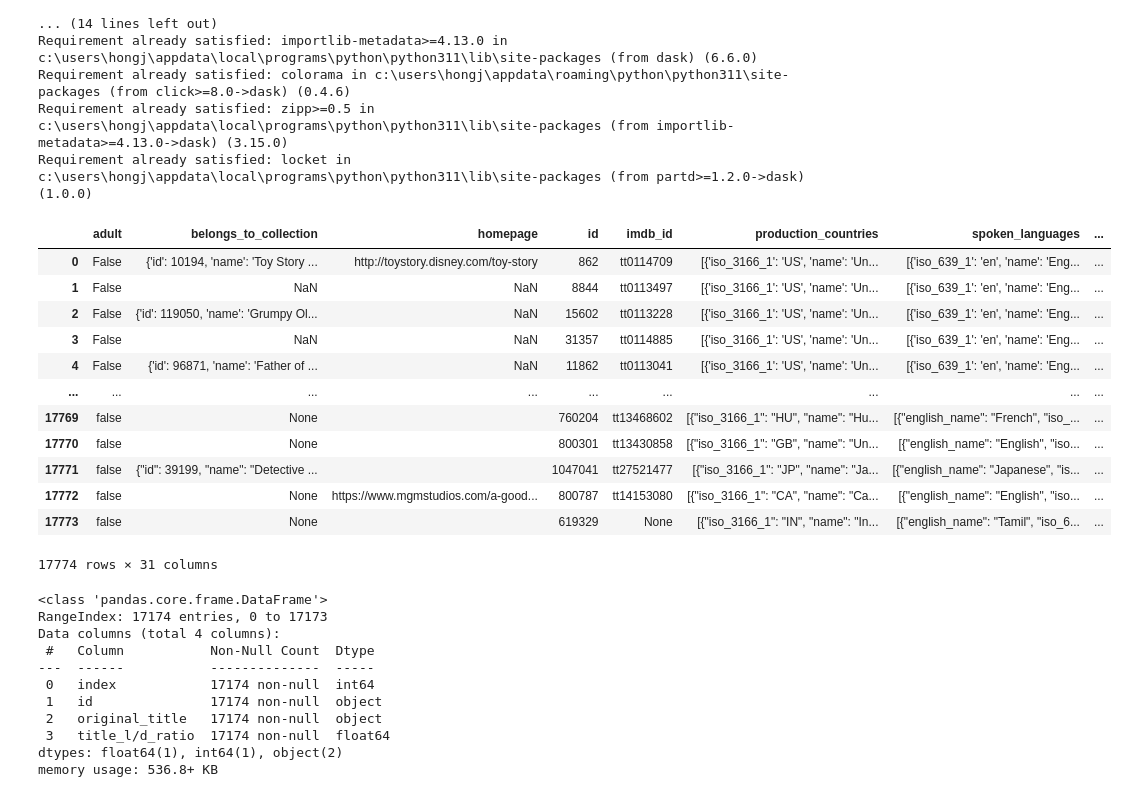
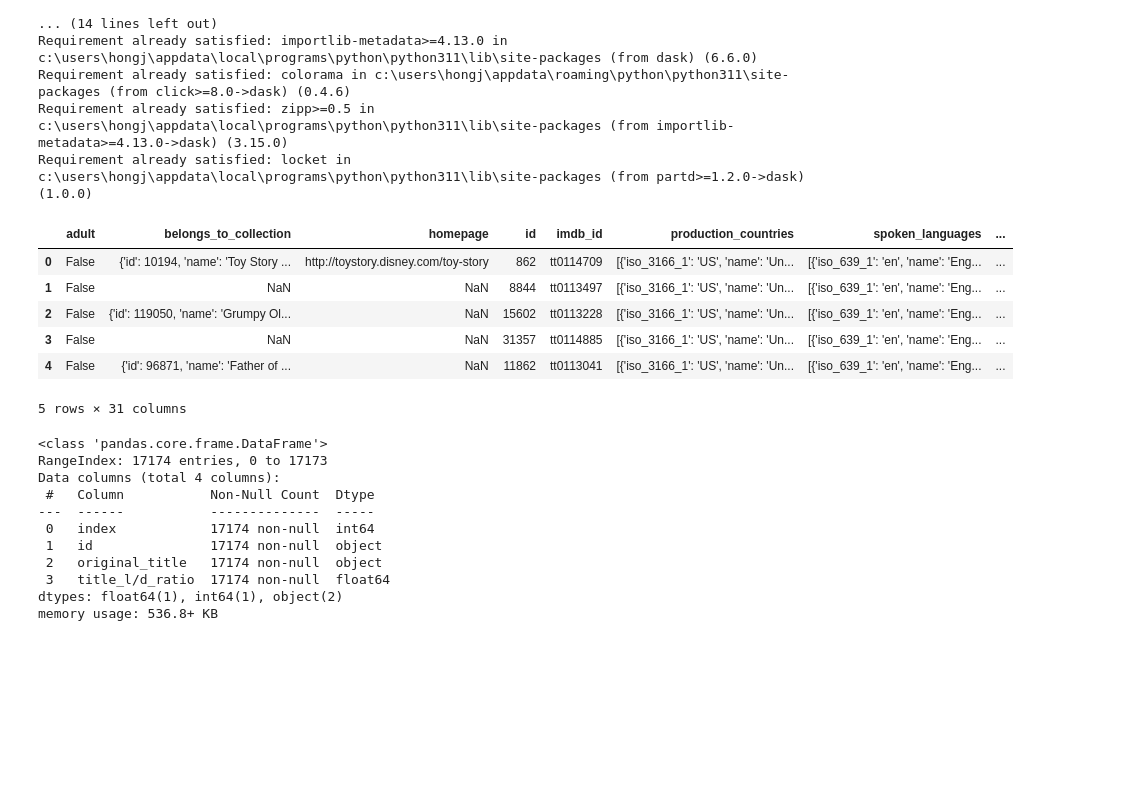
Before and after one commit to naughtybear/big_data_project, a Jupyter notebook: combine_data.ipynb, the cells around one changed output. Drawn from its saved outputs; the diff is of its cells as text; code cells hidden in the pictures; blank space fills up the shorter version.

```diff
--- a/combine_data.ipynb
+++ b/combine_data.ipynb
@@ -60,21 +60,15 @@ with engine.connect() as con:
     df_reddit_director    = pd.read_sql_table(reddit_data[1], con=con)
     df_reddit_average_score  = pd.read_sql_table(reddit_data[3], con=con)
 # %%
-df_movie
+df_movie.head()
 # %% [output]
 |  | adult | belongs_to_collection | homepage | id | imdb_id | production_countries | spoken_languages | ... |
 | 0 | False | {'id': 10194, 'name': 'Toy Story ... | http://toystory.disney.com/toy-story | 862 | tt0114709 | [{'iso_3166_1': 'US', 'name': 'Un... | [{'iso_639_1': 'en', 'name': 'Eng... | ... |
 | 1 | False | NaN | NaN | 8844 | tt0113497 | [{'iso_3166_1': 'US', 'name': 'Un... | [{'iso_639_1': 'en', 'name': 'Eng... | ... |
 | 2 | False | {'id': 119050, 'name': 'Grumpy Ol... | NaN | 15602 | tt0113228 | [{'iso_3166_1': 'US', 'name': 'Un... | [{'iso_639_1': 'en', 'name': 'Eng... | ... |
 | 3 | False | NaN | NaN | 31357 | tt0114885 | [{'iso_3166_1': 'US', 'name': 'Un... | [{'iso_639_1': 'en', 'name': 'Eng... | ... |
 | 4 | False | {'id': 96871, 'name': 'Father of ... | NaN | 11862 | tt0113041 | [{'iso_3166_1': 'US', 'name': 'Un... | [{'iso_639_1': 'en', 'name': 'Eng... | ... |
-| ... | ... | ... | ... | ... | ... | ... | ... | ... |
-| 17769 | false | None |  | 760204 | tt13468602 | [{"iso_3166_1": "HU", "name": "Hu... | [{"english_name": "French", "iso_... | ... |
-| 17770 | false | None |  | 800301 | tt13430858 | [{"iso_3166_1": "GB", "name": "Un... | [{"english_name": "English", "iso... | ... |
-| 17771 | false | {"id": 39199, "name": "Detective ... |  | 1047041 | tt27521477 | [{"iso_3166_1": "JP", "name": "Ja... | [{"english_name": "Japanese", "is... | ... |
-| 17772 | false | None | https://www.mgmstudios.com/a-good... | 800787 | tt14153080 | [{"iso_3166_1": "CA", "name": "Ca... | [{"english_name": "English", "iso... | ... |
-| 17773 | false | None |  | 619329 | None | [{"iso_3166_1": "IN", "name": "In... | [{"english_name": "Tamil", "iso_6... | ... |
-17774 rows × 31 columns
+5 rows × 31 columns
 # %%
 df_final=df_movie
 df_reddit_movie_title.info()
```
Also changed, not shown: parts of 4 cells of this notebook, 2 other files.
